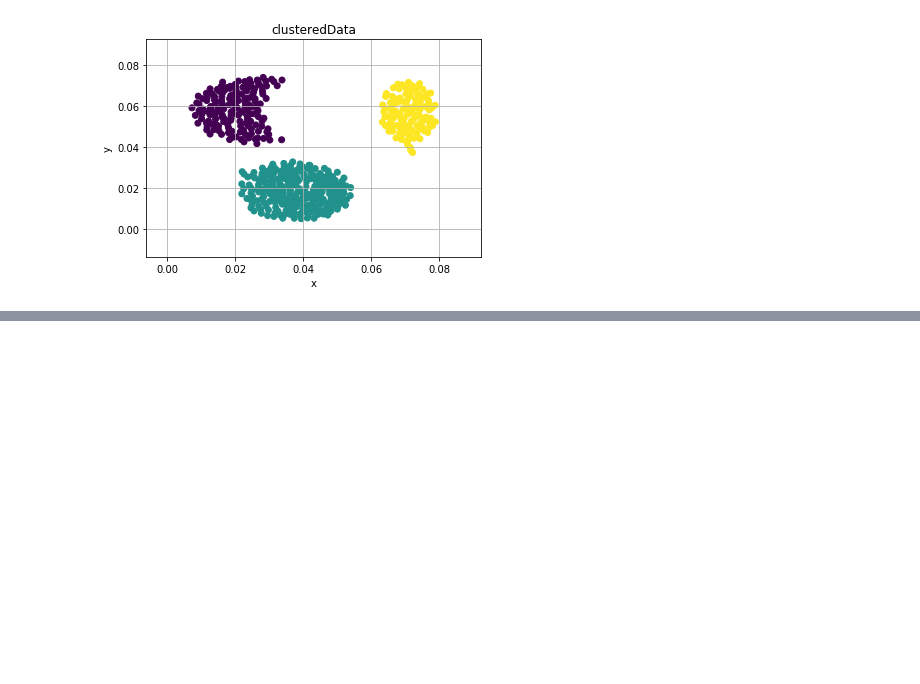
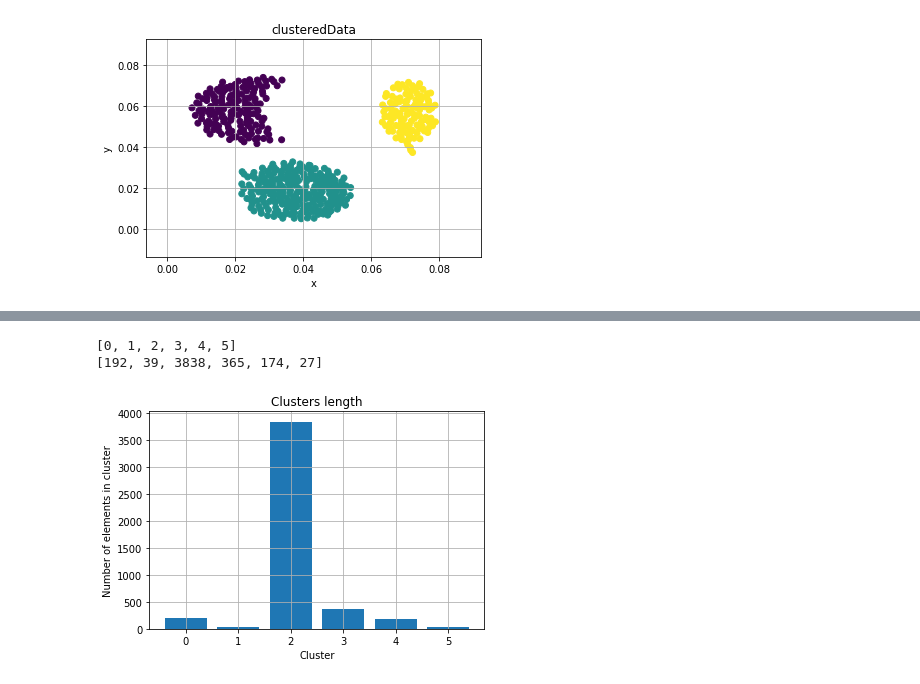
Before and after one commit to batataazul/projects_MachineLearning, a Jupyter notebook: project1/Notebooks/dbscan.ipynb, the cells around one changed output, grey strips where cells are left out. Saved outputs shown, nothing was run; the diff lists cells and outputs as text; code cells hidden in the pictures; blank space fills up the shorter version.

```diff
--- a/project1/Notebooks/dbscan.ipynb
+++ b/project1/Notebooks/dbscan.ipynb
@@ -222,0 +241,6 @@ printDbScan(nDataset2,density2,epsilon,printCount,"../images/dbscanCount2.png")
+# %%
+printDbScan(nDataset2,density2,0.05,printCount,"../images/dbscanCount2_new1.png")
+# %% [output]
+[0, 1, 2, 3, 4, 5]
+[192, 39, 3838, 365, 174, 27]
+[figure, added]
```
Also changed, not shown: parts of 5 cells of this notebook, 15 other files.
